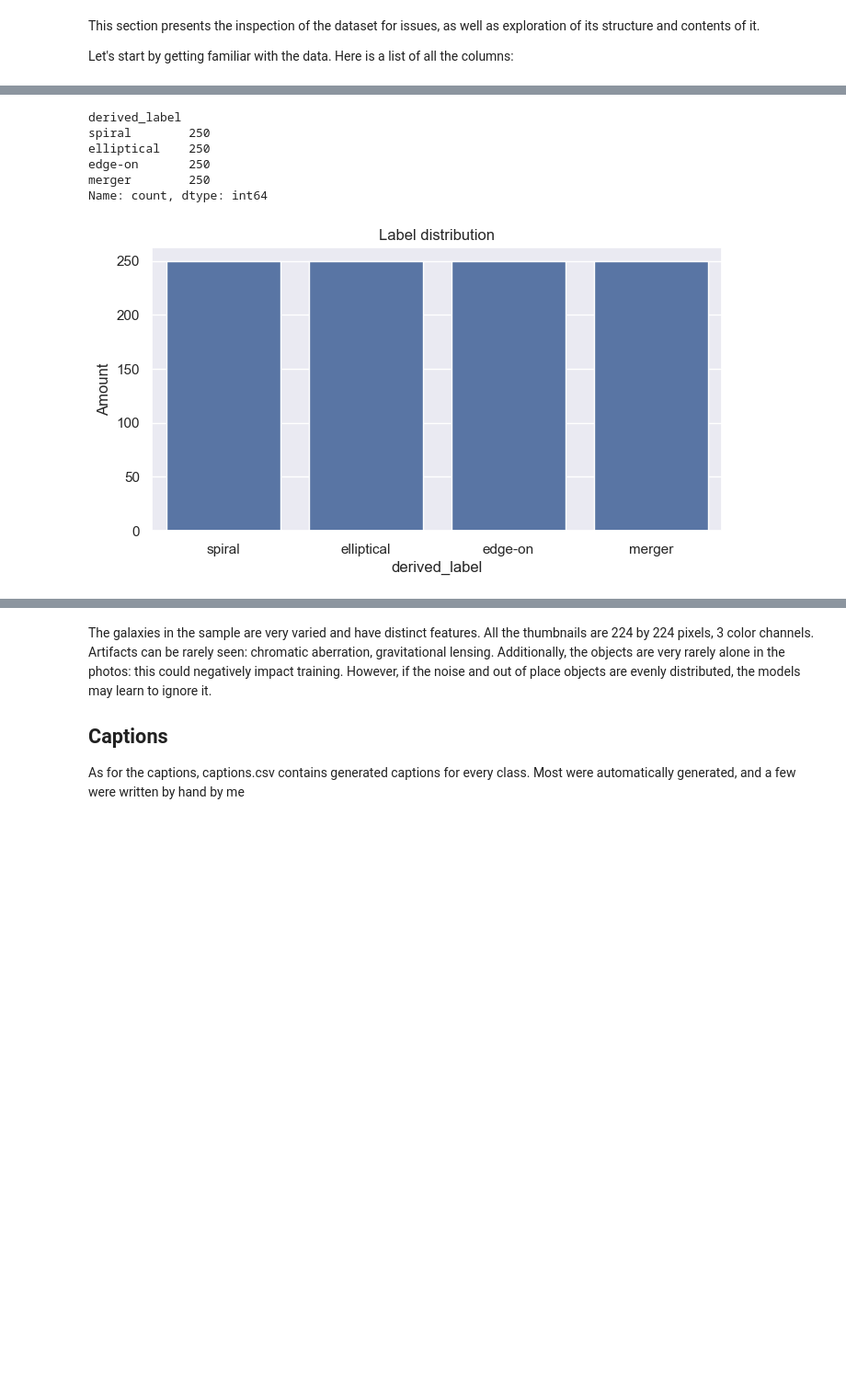
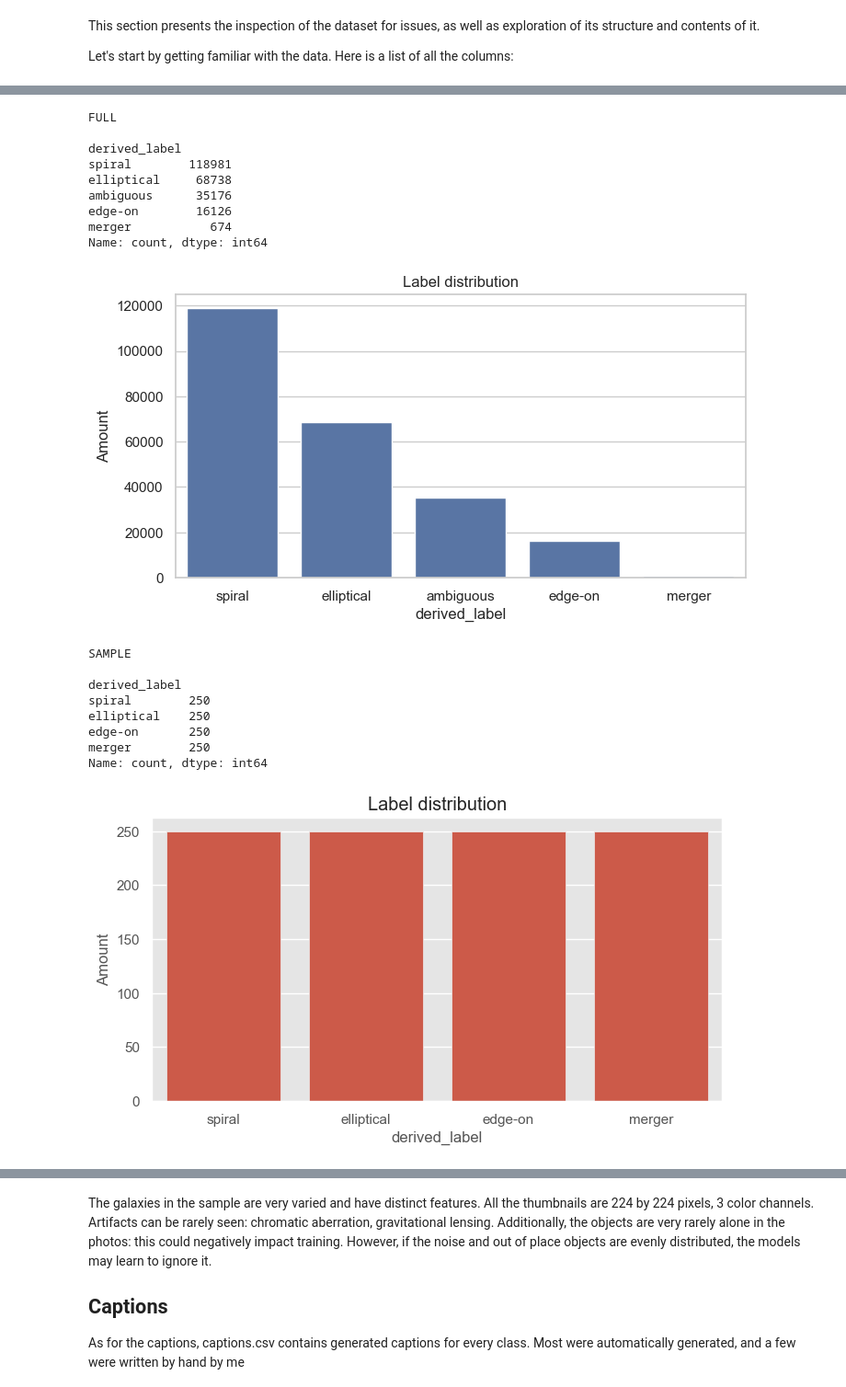
Before and after one commit to LevIgnatev/galaxy_morphology, a Jupyter notebook: notebooks/01_explore.ipynb, the cells around one changed output, grey strips where cells are left out. Shown at 92% size. Cells and saved outputs as stored; diff of their text form; code cells hidden in the pictures; blank space fills up the shorter version.

Commit message:
Finished the 1st, data exploration notebook

```diff
--- a/notebooks/01_explore.ipynb
+++ b/notebooks/01_explore.ipynb
@@ -13,7 +13,6 @@ import seaborn as sns
 import matplotlib.pyplot as plt
 from PIL import Image
 from IPython.display import display
-from keras.src.layers import average
 
 sns.set(style='whitegrid')
 
@@ -22,13 +21,19 @@ np.random.seed(5629)
 
 labels_filepath = r"C:\Users\user\PycharmProjects\galaxy_morphology_ml_captioning\data\labels\labels_manifest_1000.csv"
 thumbnails_directory = r"C:\Users\user\PycharmProjects\galaxy_morphology_ml_captioning\data\labels\thumbs"
+
+manifest_labels_fp = r"C:\Users\user\PycharmProjects\galaxy_morphology_ml_captioning\data\processed\manifest_with_labels.csv"
 # %% [markdown]
 This section presents the inspection of the dataset for issues, as well as exploration of its structure and contents of it.
 
 Let's start by getting familiar with the data. Here is a list of all the columns:
 # %%
 df = pd.read_csv(labels_filepath)
-print("Rows: ", df.shape[0])
-print("Columns: ", df.columns.tolist())
-df.head()
+dfm = pd.read_csv(manifest_labels_fp)
+print("Rows in full dataset: \n", dfm.shape[0])
+print("Columns in full dataset: \n", dfm.columns.tolist())
+print("Rows in sample: \n", df.shape[0])
+print("Columns in sample: \n", df.columns.tolist())
+print("Manifest head:\n")
+dfm.head()
 # %% [output]
@@ -108,16 +191,38 @@ Let's explore the labels' distribution. After a quick glance at the dataset, it
 # %%
+print("FULL\n")
+print(dfm['derived_label'].value_counts())
+plt.figure(figsize = (8,4))
+sns.barplot(x=dfm['derived_label'].value_counts().index, y=dfm['derived_label'].value_counts().values)
+plt.ylabel('Amount')
+plt.title('Label distribution')
+plt.style.use('ggplot')
+plt.show()
+
+print("\nSAMPLE\n")
 print(df['derived_label'].value_counts())
 plt.figure(figsize = (8,4))
 sns.barplot(x=df['derived_label'].value_counts().index, y=df['derived_label'].value_counts().values)
 plt.ylabel('Amount')
 plt.title('Label distribution')
 plt.show()
 # %% [output]
+FULL
+
 derived_label
-spiral        250
-elliptical    250
-edge-on       250
-merger        250
+spiral        118981
+elliptical     68738
+ambiguous      35176
+edge-on        16126
+merger           674
 Name: count, dtype: int64
-[figure, old version]
+[figure, new version]
+SAMPLE
+
+derived_label
+spiral        250
+elliptical    250
+edge-on       250
+merger        250
+Name: count, dtype: int64
+[figure, added]
 # %% [markdown]
```
Also changed, not shown: parts of 15 cells of this notebook, 1 other file.
